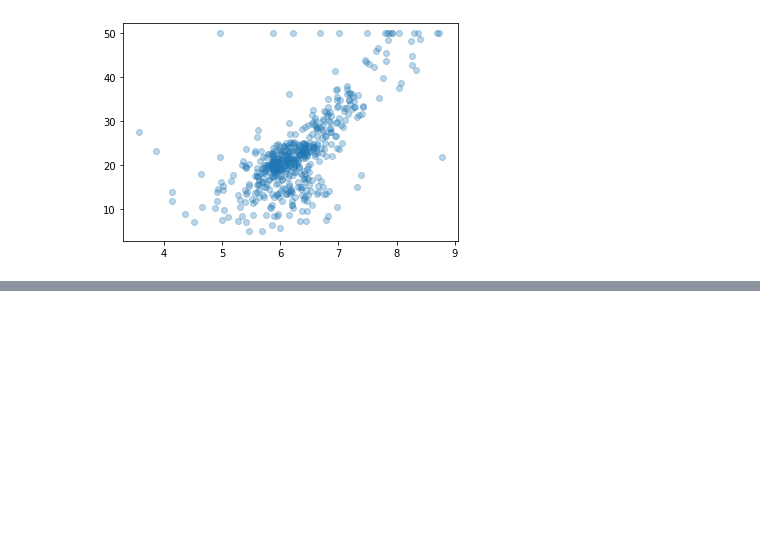
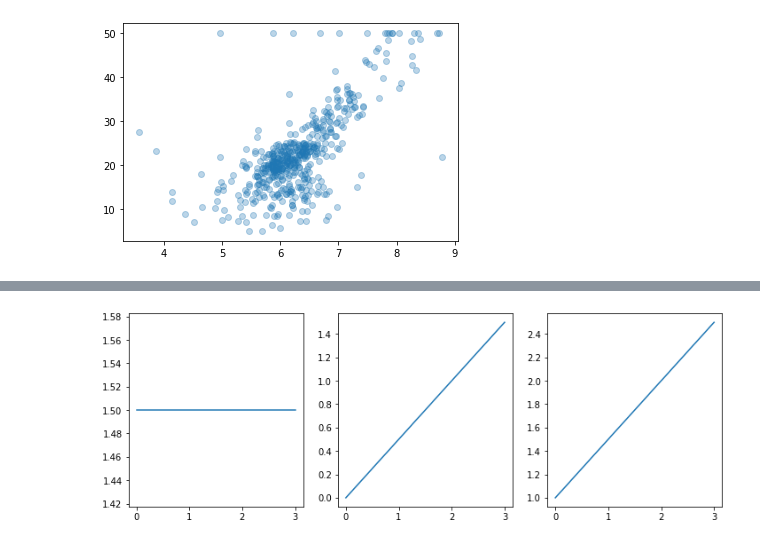
Before and after one commit to luiscib3r/ML-Notebooks, a Jupyter notebook: 03-Regresion Lineal.ipynb, the cells around one changed output, grey strips where cells are left out. Drawn from its saved outputs; the diff is of its cells as text; code cells hidden in the pictures; blank space fills up the shorter version.

```diff
--- a/03-Regresion Lineal.ipynb
+++ b/03-Regresion Lineal.ipynb
@@ -66,0 +77,15 @@ Al diseñar un algoritmo de aprendizaje lo siguiente a decidir es cómo represen
+# %%
+def h(x, t0, t1):
+    return t0+t1*x
+
+X = array(range(0, 4))
+# %%
+_, (ax1, ax2, ax3) = subplots(1, 3, figsize=(12,4))
+
+ax1.plot(X, h(X, 1.5, 0)) # t0 = 1.5 t1 = 0
+ax2.plot(X, h(X, 0, 0.5)) # t0 = 0 t1 = 0.5
+ax3.plot(X, h(X, 1, 0.5)) # t0 = 1 t1 = 0.5
+
+show()
+# %% [output]
+[figure, added]
```
Also changed, not shown: parts of 3 cells of this notebook.
